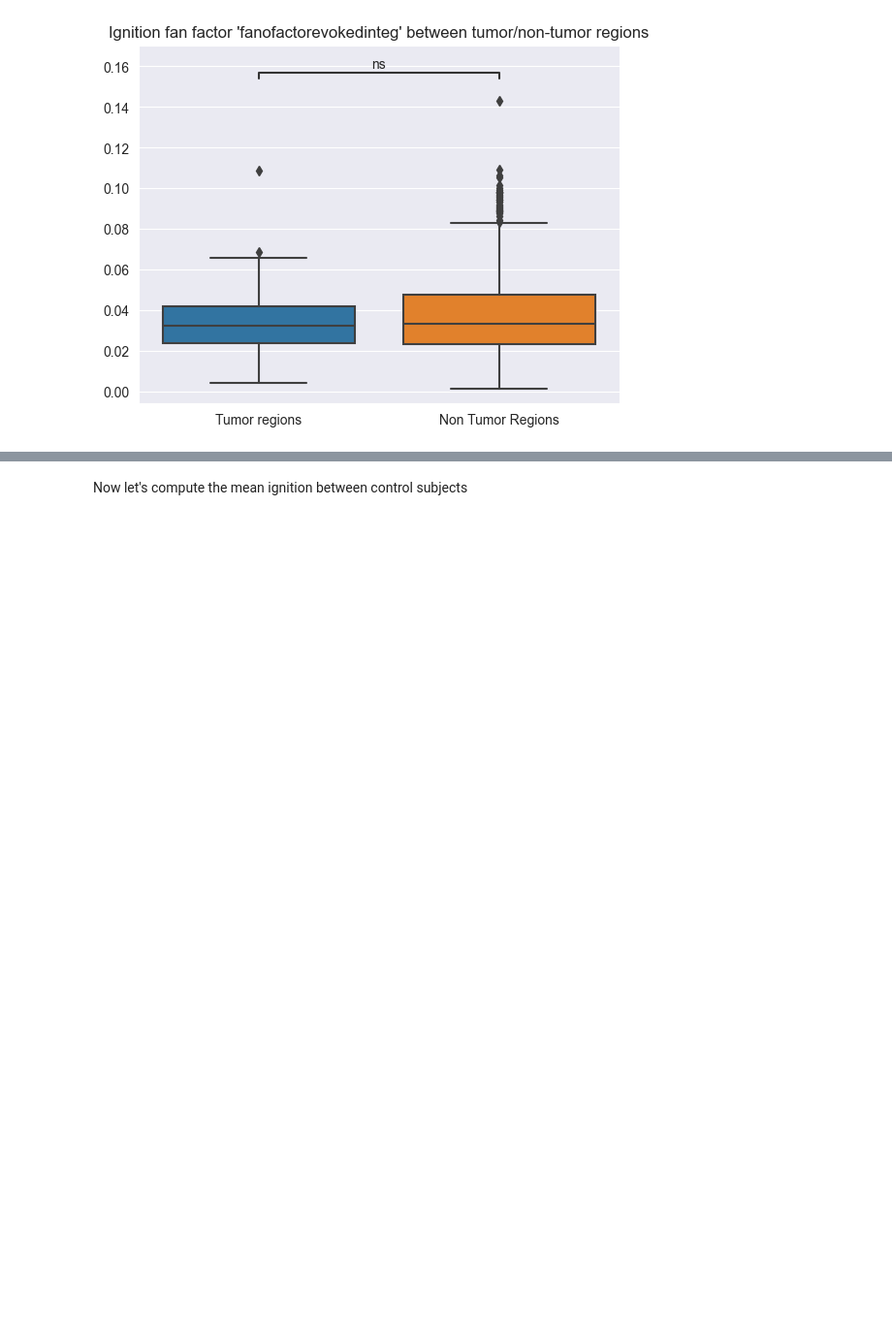
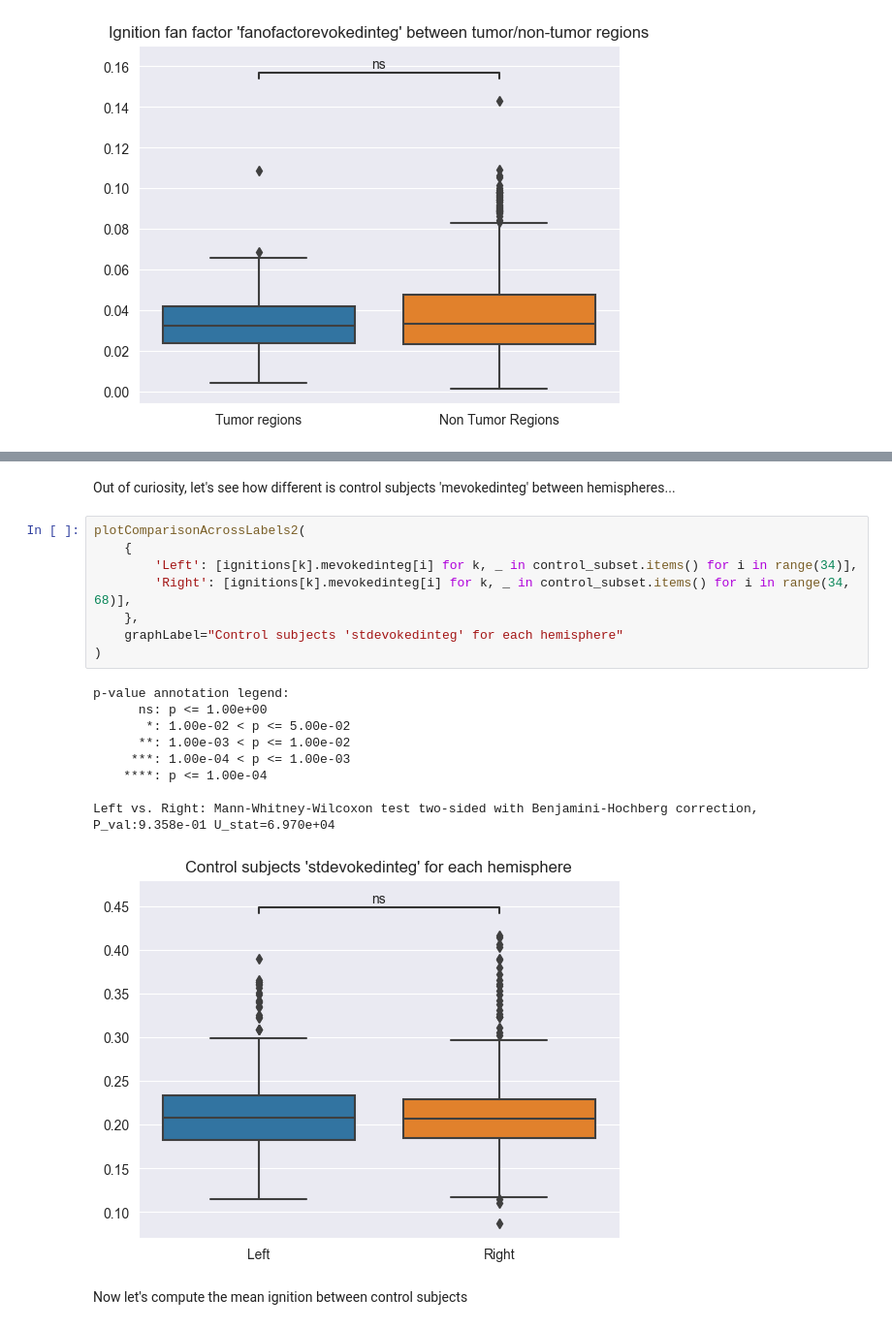
Before and after one commit to ajunca/BrainTumor, a Jupyter notebook: computations/ignition.ipynb, the cells around one changed output, grey strips where cells are left out. Shown at 97% size. Cells and saved outputs as stored; diff of their text form; blank space fills up the shorter version.

```diff
--- a/computations/ignition.ipynb
+++ b/computations/ignition.ipynb
@@ -139,3 +164,23 @@ Tumor regions vs. Non Tumor Regions: Mann-Whitney-Wilcoxon test two-sided with B
+# %% [markdown]
+Out of curiosity, let's see how different is control subjects 'mevokedinteg' between hemispheres...
+# %%
+plotComparisonAcrossLabels2(
+    {
+        'Left': [ignitions[k].mevokedinteg[i] for k, _ in control_subset.items() for i in range(34)],
+        'Right': [ignitions[k].mevokedinteg[i] for k, _ in control_subset.items() for i in range(34, 68)],
+    },
+    graphLabel="Control subjects 'stdevokedinteg' for each hemisphere"
+)
+# %% [output]
+p-value annotation legend:
+      ns: p <= 1.00e+00
+       *: 1.00e-02 < p <= 5.00e-02
+      **: 1.00e-03 < p <= 1.00e-02
+     ***: 1.00e-04 < p <= 1.00e-03
+    ****: p <= 1.00e-04
+
+Left vs. Right: Mann-Whitney-Wilcoxon test two-sided with Benjamini-Hochberg correction, P_val:9.358e-01 U_stat=6.970e+04
+[figure, added]
 # %% [markdown]
 Now let's compute the mean ignition between control subjects
 # %%
```
Also changed, not shown: parts of 7 cells of this notebook.
